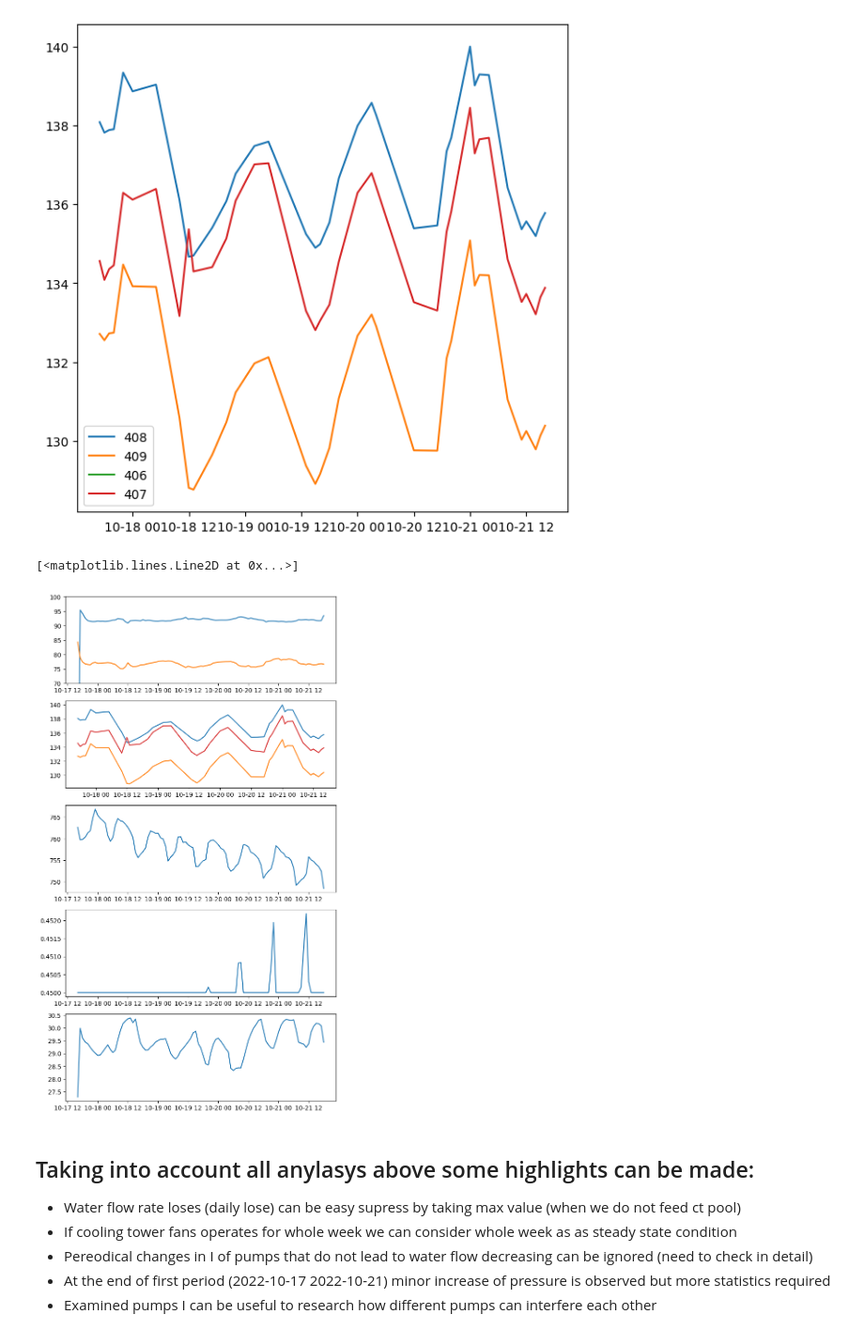
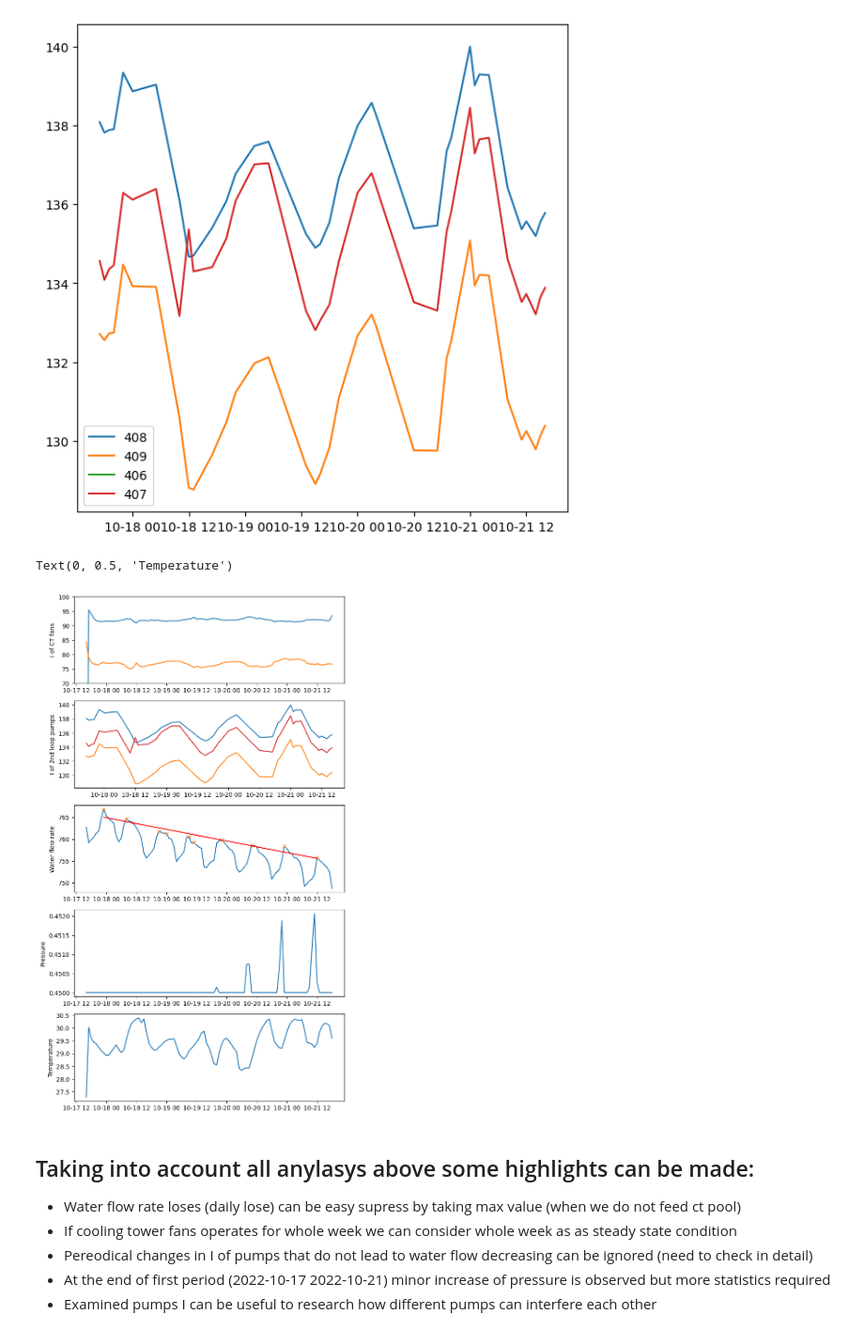
Before and after one commit to mrzlkaaa/irtt_cooling_system, a Jupyter notebook: jupyter/irtt_cs_general_analysis.ipynb, the cells around one changed output. Shown at 94% size. Drawn from its saved outputs; the diff is of its cells as text; code cells hidden in the pictures.

```diff
--- a/jupyter/irtt_cs_general_analysis.ipynb
+++ b/jupyter/irtt_cs_general_analysis.ipynb
@@ -540,7 +540,7 @@ plt.legend()
 [figure]
 # %%
 # grouped by 60 min
-f_pumps_grouped = df_refactor_pumps.min_frac_groupby("60", *df_ids_pumps)
+df_pumps_grouped = df_refactor_pumps.min_frac_groupby("60", *df_ids_pumps)
 # %%
 df_pumps = df_refactor_pumps.create_df_from_dfs("ID", df_pumps_grouped).dropna()
 # %%
@@ -599,17 +599,24 @@ plt.legend()
 # %%
 # compare water flow rate, ct fans, temperature and I pumps and pressure
 # the pumps I change do not make any effect of water flow rate
 fig, axs = plt.subplots(5,1, figsize=(8,15))
 axs[0].plot(ctf_1_fp)
 axs[0].plot(ctf_2_fp)
+axs[0].set_ylabel("I of CT fans")
 axs[0].set_ylim(70)
 axs[1].plot(df_pumps_fp_oper_ls)
+axs[1].set_ylabel("I of 2nd loop pumps")
 axs[2].plot(df_fp_tl_1h[481])
+axs[2].plot(df_fp_tl_1h.iloc[Q2_peaks][481], "x")
+axs[2].plot(df_peaks.index, Q2_clear_lrm.predict(X_clear), color="red")
+axs[2].set_ylabel("Water flow rate")
 axs[3].plot(df_fp_tl_1h[309])
+axs[3].set_ylabel("Pressure")
 axs[4].plot(df_fp_tl_1h[319])
+axs[4].set_ylabel("Temperature")
 # %% [output]
-[<matplotlib.lines.Line2D at 0x...>]
+Text(0, 0.5, 'Temperature')
-[figure, old version]
+[figure, new version]
 # %% [markdown]
 ## Taking into account all anylasys above some highlights can be made:
 * Water flow rate loses (daily lose) can be easy supress by taking max value (when we do not feed ct pool)
```
Also changed, not shown: parts of 2 cells of this notebook, 3 other files.
